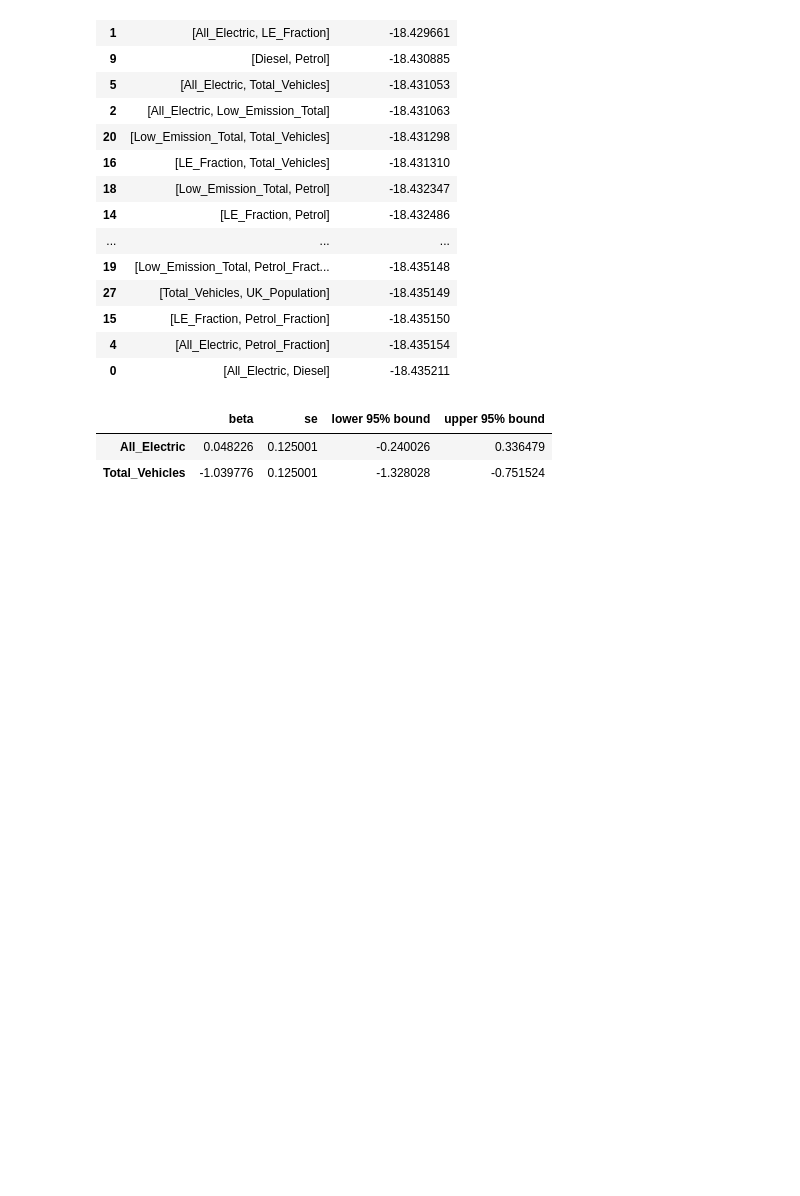
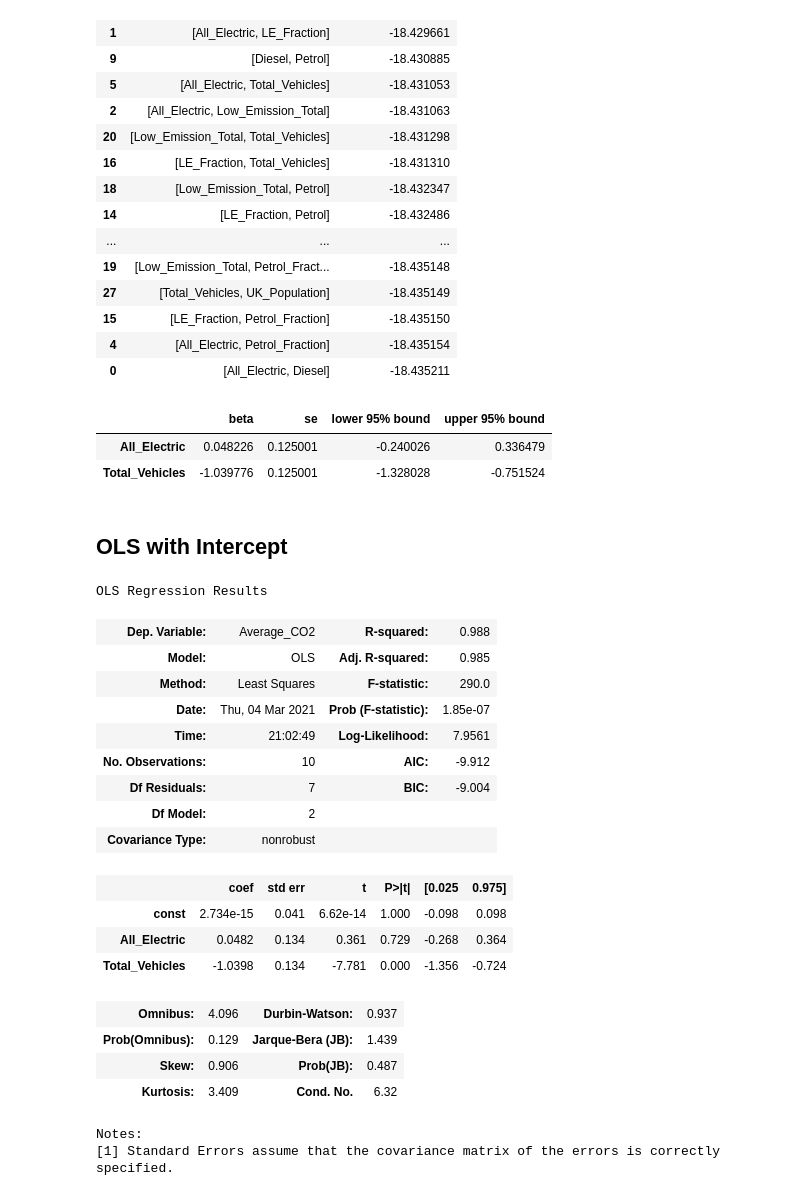
Before and after one commit to julemon/Practitioners-Challenge, a Jupyter notebook: Bayesian_Analysis.ipynb, the cells around one changed output. Drawn from its saved outputs; the diff is of its cells as text; code cells hidden in the pictures; blank space fills up the shorter version.

```diff
--- a/Bayesian_Analysis.ipynb
+++ b/Bayesian_Analysis.ipynb
@@ -417,3 +417,35 @@ results
 |  | beta | se | lower 95% bound | upper 95% bound |
 | All_Electric | 0.048226 | 0.125001 | -0.240026 | 0.336479 |
 | Total_Vehicles | -1.039776 | 0.125001 | -1.328028 | -0.751524 |
+# %% [markdown]
+## OLS with Intercept
+# %%
+# 2.
+import statsmodels.api as sm
+predictors = ['All_Electric', 'Total_Vehicles']
+y = standard_data['Average_CO2']
+X = standard_data[predictors]
+X = sm.add_constant(X)
+model = sm.OLS(y, X).fit()
+model.summary()
+# %% [output]
+OLS Regression Results
+| Dep. Variable: | Average_CO2 | R-squared: | 0.988 |
+| Model: | OLS | Adj. R-squared: | 0.985 |
+| Method: | Least Squares | F-statistic: | 290.0 |
+| Date: | Thu, 04 Mar 2021 | Prob (F-statistic): | 1.85e-07 |
+| Time: | 21:02:49 | Log-Likelihood: | 7.9561 |
+| No. Observations: | 10 | AIC: | -9.912 |
+| Df Residuals: | 7 | BIC: | -9.004 |
+| Df Model: | 2 |  |  |
+| Covariance Type: | nonrobust |  |  |
+|  | coef | std err | t | P>|t| | [0.025 | 0.975] |
+| const | 2.734e-15 | 0.041 | 6.62e-14 | 1.000 | -0.098 | 0.098 |
+| All_Electric | 0.0482 | 0.134 | 0.361 | 0.729 | -0.268 | 0.364 |
+| Total_Vehicles | -1.0398 | 0.134 | -7.781 | 0.000 | -1.356 | -0.724 |
+| Omnibus: | 4.096 | Durbin-Watson: | 0.937 |
+| Prob(Omnibus): | 0.129 | Jarque-Bera (JB): | 1.439 |
+| Skew: | 0.906 | Prob(JB): | 0.487 |
+| Kurtosis: | 3.409 | Cond. No. | 6.32 |
+Notes:
+[1] Standard Errors assume that the covariance matrix of the errors is correctly specified.
```
Also changed, not shown: parts of 22 cells of this notebook.
